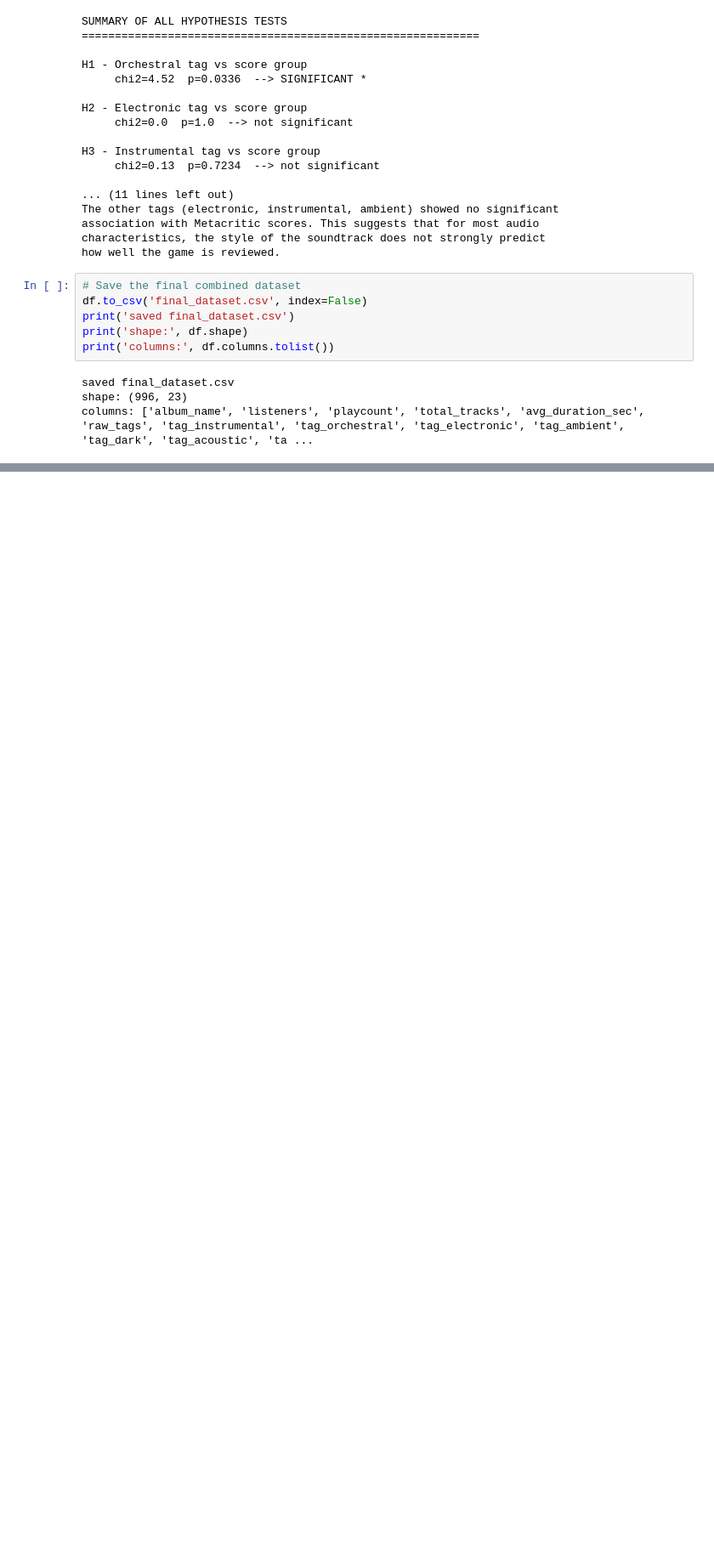
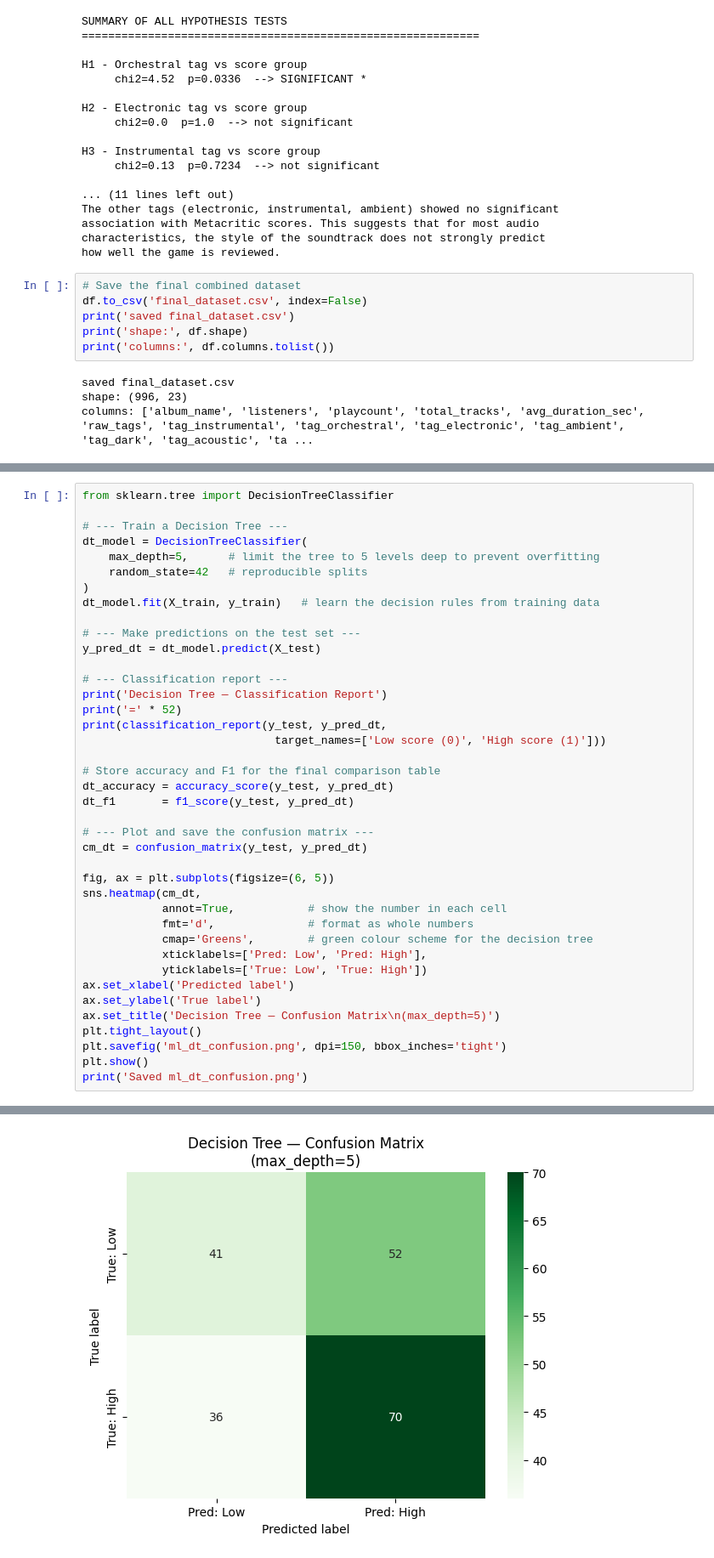
Before and after one commit to Kiddingundead/DSA210-Project, a Jupyter notebook: analysis.ipynb, the cells around one changed output, grey strips where cells are left out. Shown at 85% size. Drawn from its saved outputs; the diff is of its cells as text; blank space fills up the shorter version.

```diff
--- a/analysis.ipynb
+++ b/analysis.ipynb
@@ -731,0 +889,41 @@ columns: ['album_name', 'listeners', 'playcount', 'total_tracks', 'avg_duration_
+# %%
+from sklearn.tree import DecisionTreeClassifier
+
+# --- Train a Decision Tree ---
+dt_model = DecisionTreeClassifier(
+    max_depth=5,      # limit the tree to 5 levels deep to prevent overfitting
+    random_state=42   # reproducible splits
+)
+dt_model.fit(X_train, y_train)   # learn the decision rules from training data
+
+# --- Make predictions on the test set ---
+y_pred_dt = dt_model.predict(X_test)
+
+# --- Classification report ---
+print('Decision Tree — Classification Report')
+print('=' * 52)
+print(classification_report(y_test, y_pred_dt,
+                             target_names=['Low score (0)', 'High score (1)']))
+
+# Store accuracy and F1 for the final comparison table
+dt_accuracy = accuracy_score(y_test, y_pred_dt)
+dt_f1       = f1_score(y_test, y_pred_dt)
+
+# --- Plot and save the confusion matrix ---
+cm_dt = confusion_matrix(y_test, y_pred_dt)
+
+fig, ax = plt.subplots(figsize=(6, 5))
+sns.heatmap(cm_dt,
+            annot=True,           # show the number in each cell
+            fmt='d',              # format as whole numbers
+            cmap='Greens',        # green colour scheme for the decision tree
+            xticklabels=['Pred: Low', 'Pred: High'],
+            yticklabels=['True: Low', 'True: High'])
+ax.set_xlabel('Predicted label')
+ax.set_ylabel('True label')
+ax.set_title('Decision Tree — Confusion Matrix\n(max_depth=5)')
+plt.tight_layout()
+plt.savefig('ml_dt_confusion.png', dpi=150, bbox_inches='tight')
+plt.show()
+print('Saved ml_dt_confusion.png')
+# %% [output]
@@ -731,0 +940 @@ columns: ['album_name', 'listeners', 'playcount', 'total_tracks', 'avg_duration_
+[figure, added]
```
Also changed, not shown: parts of 10 cells of this notebook.
